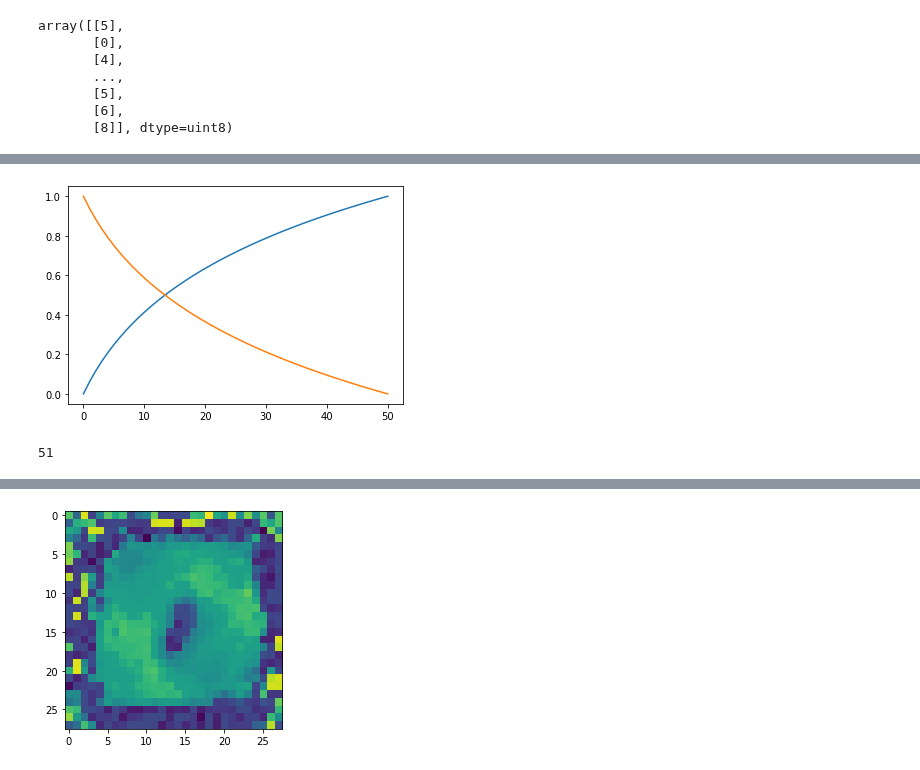
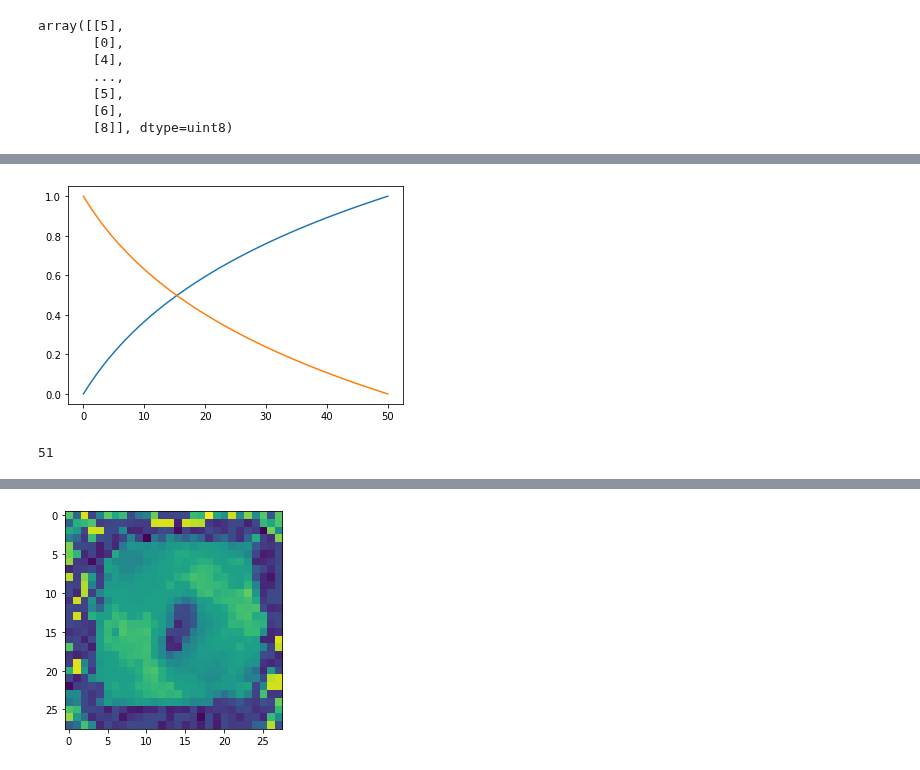
Before and after one commit to ShinATK/JupyterNotebook, a Jupyter notebook: Artificial_Synaptic_Neural_Network/SNN.ipynb, the cells around one changed output, grey strips where cells are left out. Saved outputs shown, nothing was run; the diff lists cells and outputs as text; code cells hidden in the pictures.

```diff
--- a/Artificial_Synaptic_Neural_Network/SNN.ipynb
+++ b/Artificial_Synaptic_Neural_Network/SNN.ipynb
@@ -111,8 +111,8 @@ test lab shape: (1, 10000)
 # }
 
 parameters = {
-    'a+': 0.02, 'b+': 6,
-    'a-': 0.02, 'b-': 6,
+    'a+': 0.03, 'b+': 2.54,
+    'a-': 0.03, 'b-': 2.64,
     'wmax': 1, 'wmin': 0
 }
 
@@ -128,6 +128,7 @@ def weight_minus(w):
                                              /(parameters['wmax']-parameters['wmin']))
     return delta_w
 def equation():
+    # 电导生成个数，后续优化
     count_num = 0
     while True:
         weight_plus_list.append(weight_plus_list[-1]+weight_plus(weight_plus_list[-1]))
@@ -145,34 +146,37 @@ def equation():
     # wpl = [0.3*(each - weight_plus_list[0]) / (weight_plus_list[-1]-weight_plus_list[0])-0.2 for each in weight_plus_list]
     # wml = [0.3*(each - weight_minus_list[-1]) / (weight_minus_list[0]-weight_minus_list[-1])-0.2 for each in weight_minus_list]
 
     # wpl = [2*(each - weight_plus_list[0]) / (weight_plus_list[-1]-weight_plus_list[0]) -1 for each in weight_plus_list]
     # wml = [2*(each - weight_minus_list[-1]) / (weight_minus_list[0]-weight_minus_list[-1]) -1 for each in weight_minus_list]
 
     wpl = [(each - weight_plus_list[0]) / (weight_plus_list[-1]-weight_plus_list[0]) for each in weight_plus_list]
     wml = [(each - weight_minus_list[-1]) / (weight_minus_list[0]-weight_minus_list[-1]) for each in weight_minus_list]
 
+    # wpl = [(each) / max(weight_plus_list) for each in weight_plus_list]
+    # wml = [(each) / max(weight_minus_list) for each in weight_minus_list]
+
     return np.array(wpl), np.array(wml)
 GP, GD = equation()
 # print(GP)
 # print(GD)
 
 # GP_tmp = np.loadtxt("ryx-GP.txt")
 # GD_tmp = np.loadtxt("ryx-GD.txt")
 
 # GP = [0.3*(each-min(GP_tmp))/(max(GP_tmp)-min(GP_tmp))-0.2 for each in GP_tmp]
 # GD = [0.3*(each-min(GD_tmp))/(max(GD_tmp)-min(GD_tmp))-0.2 for each in GD_tmp]
 
 # GP = [(each-min(GP_tmp))/(max(GP_tmp)-min(GP_tmp)) for each in GP_tmp]
 # GD = [(each-min(GD_tmp))/(max(GD_tmp)-min(GD_tmp)) for each in GD_tmp]
 
 plt.plot(GP)
 plt.plot(GD)
 plt.show()
 # np.savetxt(f"GP {parameters['b+']}.txt", GP)
 # np.savetxt(f"GD {parameters['b-']}.txt", GD)
 len(GP)
 # %% [output]
-[figure, old version]
+[figure, new version]
 51
 # %%
 def findGP_num(data, find_array=GP):
```
Also changed, not shown: parts of 5 cells of this notebook, 3 other files.
